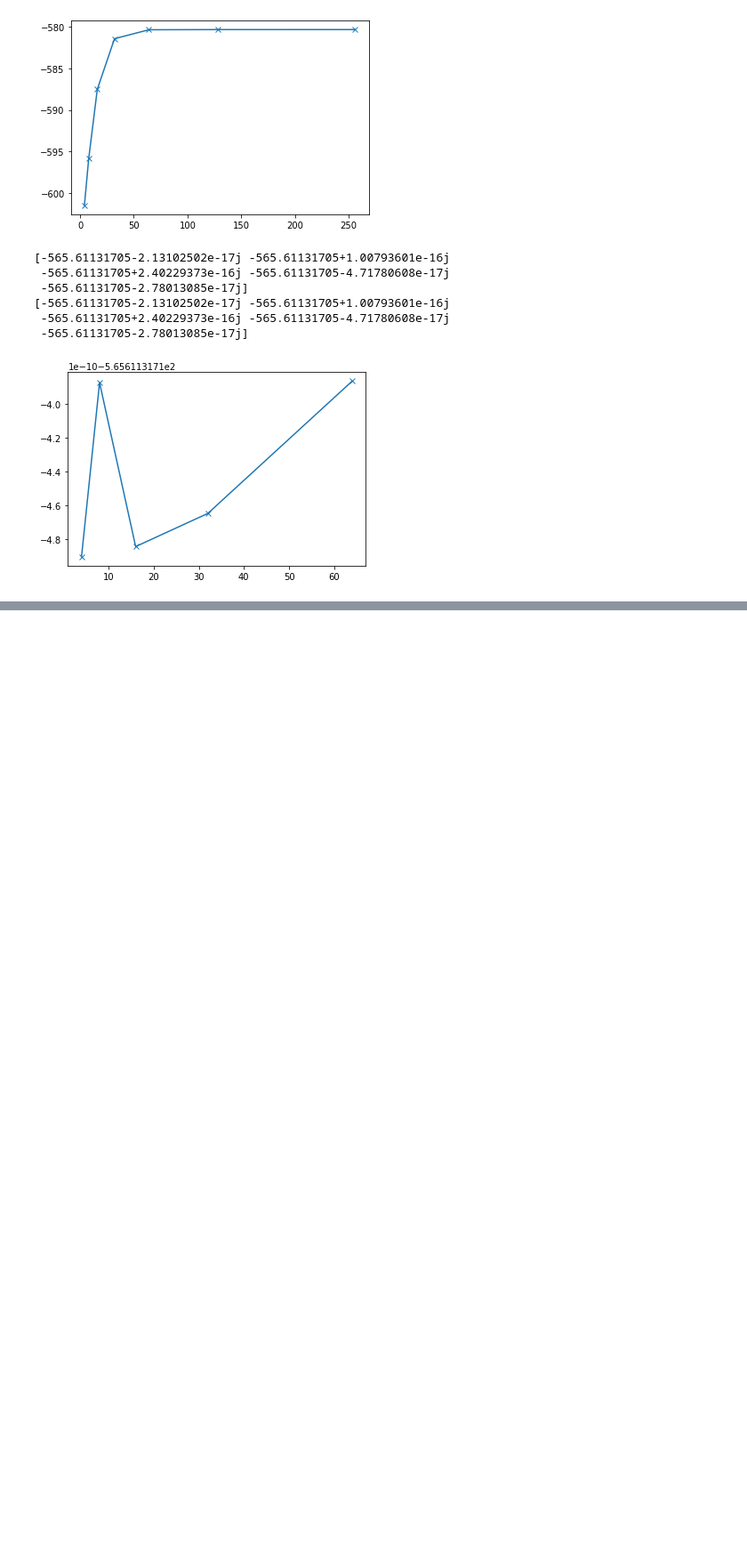
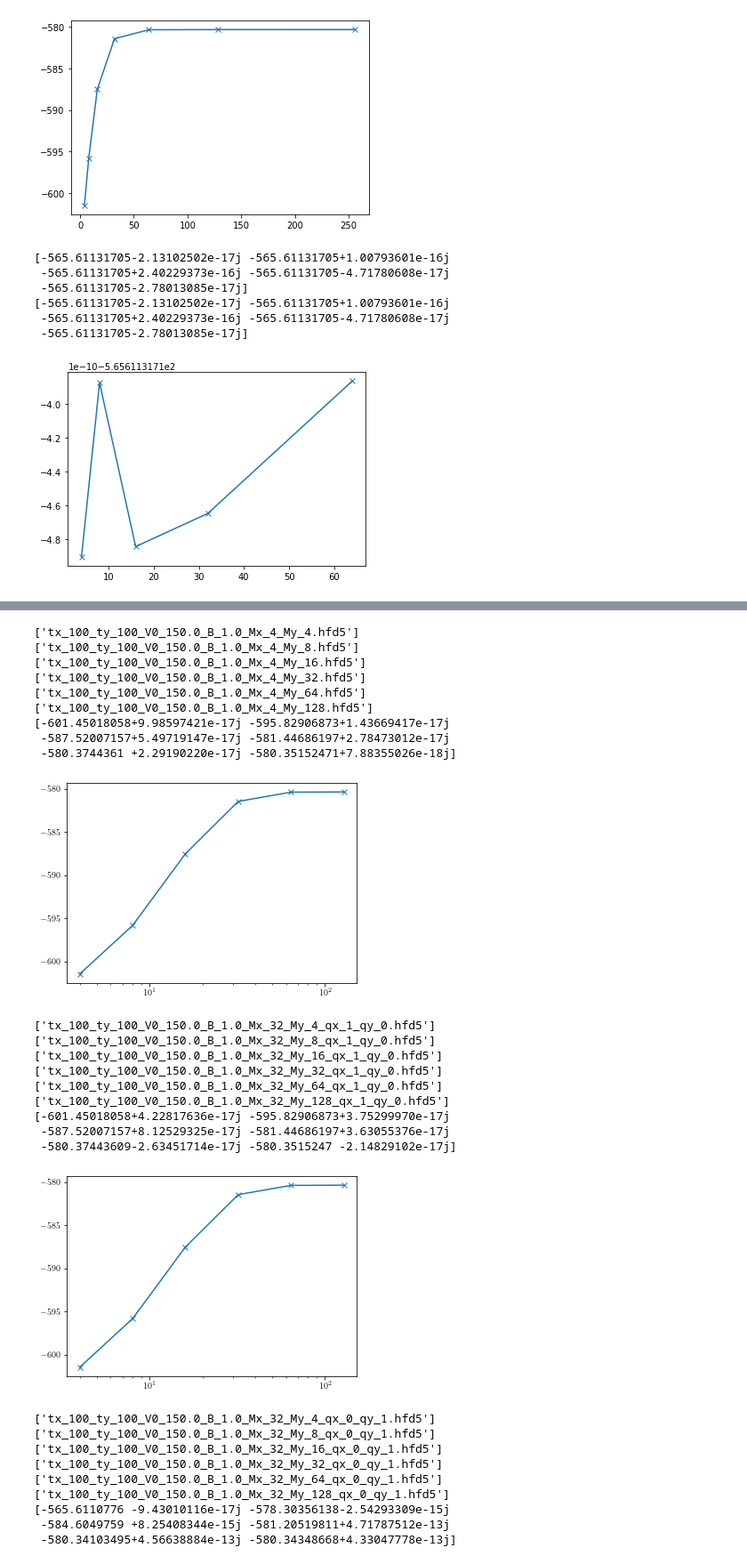
Before and after one commit to Progklui/rotor_lattice_models, a Jupyter notebook: numerics_verification.ipynb, the cells around one changed output, grey strips where cells are left out. Shown: that part at 89% size. Drawn from its saved outputs; the diff is of its cells as text; code cells hidden in the pictures; blank space fills up the shorter version.

```diff
--- a/numerics_verification.ipynb
+++ b/numerics_verification.ipynb
@@ -238,0 +333,69 @@ max_psi = np.max(np.array([np.abs(psi_fo)**2,np.abs(psi_fdv)**2,np.abs(psi_fdh)*
+# %%
+My_list_fdv = 2**(np.arange(2,8))
+Mx_list_fdv = 4*np.ones(len(My_list_fdv), dtype=int)
+
+folder = 'results/numerics_verification/fdv/'
+
+Mx_list_fdv = 4*np.ones(len(My_list_fdv), dtype=int)
+
+check_sys = 'tx_100_ty_100_V0_150.0_B_1.0'
+check_sym = '.'
+
+E_size_q0_fdv_arr = get_E_arr_eff_mass(Mx_list_fdv, My_list_fdv, folder, check_sys, check_sym)
+print(E_size_q0_fdv_arr)
+plt.plot(My_list_fdv, E_size_q0_fdv_arr.real, marker='x')
+plt.xscale('log', base=10)
+plt.show()
+
+
+Mx_list_fdv = 32*np.ones(len(My_list_fdv), dtype=int)
+
+check_sys = 'tx_100_ty_100_V0_150.0'
+check_sym = '_qx_1_qy_0'
+
+E_size_qx_fdv_arr = get_E_arr_eff_mass(Mx_list_fdv, My_list_fdv, folder, check_sys, check_sym)
+print(E_size_qx_fdv_arr)
+plt.plot(My_list_fdv, E_size_qx_fdv_arr.real, marker='x')
+plt.xscale('log', base=10)
+plt.show()
+
+
+
+check_sys = 'tx_100_ty_100_V0_150.0'
+check_sym = '_qx_0_qy_1'
+
+E_size_qy_fdv_arr = get_E_arr_eff_mass(Mx_list_fdv, My_list_fdv, folder, check_sys, check_sym)
+print(E_size_qy_fdv_arr)
+plt.plot(My_list_fdv, E_size_qy_fdv_arr.real, marker='x')
+plt.xscale('log', base=10)
+#plt.yscale('log')
+# %% [output]
+['tx_100_ty_100_V0_150.0_B_1.0_Mx_4_My_4.hfd5']
+['tx_100_ty_100_V0_150.0_B_1.0_Mx_4_My_8.hfd5']
+['tx_100_ty_100_V0_150.0_B_1.0_Mx_4_My_16.hfd5']
+['tx_100_ty_100_V0_150.0_B_1.0_Mx_4_My_32.hfd5']
+['tx_100_ty_100_V0_150.0_B_1.0_Mx_4_My_64.hfd5']
+['tx_100_ty_100_V0_150.0_B_1.0_Mx_4_My_128.hfd5']
+[-601.45018058+9.98597421e-17j -595.82906873+1.43669417e-17j
+ -587.52007157+5.49719147e-17j -581.44686197+2.78473012e-17j
+ -580.3744361 +2.29190220e-17j -580.35152471+7.88355026e-18j]
+[figure, added]
+['tx_100_ty_100_V0_150.0_B_1.0_Mx_32_My_4_qx_1_qy_0.hfd5']
+['tx_100_ty_100_V0_150.0_B_1.0_Mx_32_My_8_qx_1_qy_0.hfd5']
+['tx_100_ty_100_V0_150.0_B_1.0_Mx_32_My_16_qx_1_qy_0.hfd5']
+['tx_100_ty_100_V0_150.0_B_1.0_Mx_32_My_32_qx_1_qy_0.hfd5']
+['tx_100_ty_100_V0_150.0_B_1.0_Mx_32_My_64_qx_1_qy_0.hfd5']
+['tx_100_ty_100_V0_150.0_B_1.0_Mx_32_My_128_qx_1_qy_0.hfd5']
+[-601.45018058+4.22817636e-17j -595.82906873+3.75299970e-17j
+ -587.52007157+8.12529325e-17j -581.44686197+3.63055376e-17j
+ -580.37443609-2.63451714e-17j -580.3515247 -2.14829102e-17j]
+[figure, added]
+['tx_100_ty_100_V0_150.0_B_1.0_Mx_32_My_4_qx_0_qy_1.hfd5']
+['tx_100_ty_100_V0_150.0_B_1.0_Mx_32_My_8_qx_0_qy_1.hfd5']
+['tx_100_ty_100_V0_150.0_B_1.0_Mx_32_My_16_qx_0_qy_1.hfd5']
+['tx_100_ty_100_V0_150.0_B_1.0_Mx_32_My_32_qx_0_qy_1.hfd5']
+['tx_100_ty_100_V0_150.0_B_1.0_Mx_32_My_64_qx_0_qy_1.hfd5']
+['tx_100_ty_100_V0_150.0_B_1.0_Mx_32_My_128_qx_0_qy_1.hfd5']
+[-565.6110776 -9.43010116e-17j -578.30356138-2.54293309e-15j
+ -584.6049759 +8.25408344e-15j -581.20519811+4.71787512e-13j
+ -580.34103495+4.56638884e-13j -580.34348668+4.33047778e-13j]
```
Also changed, not shown: parts of 9 cells of this notebook.
